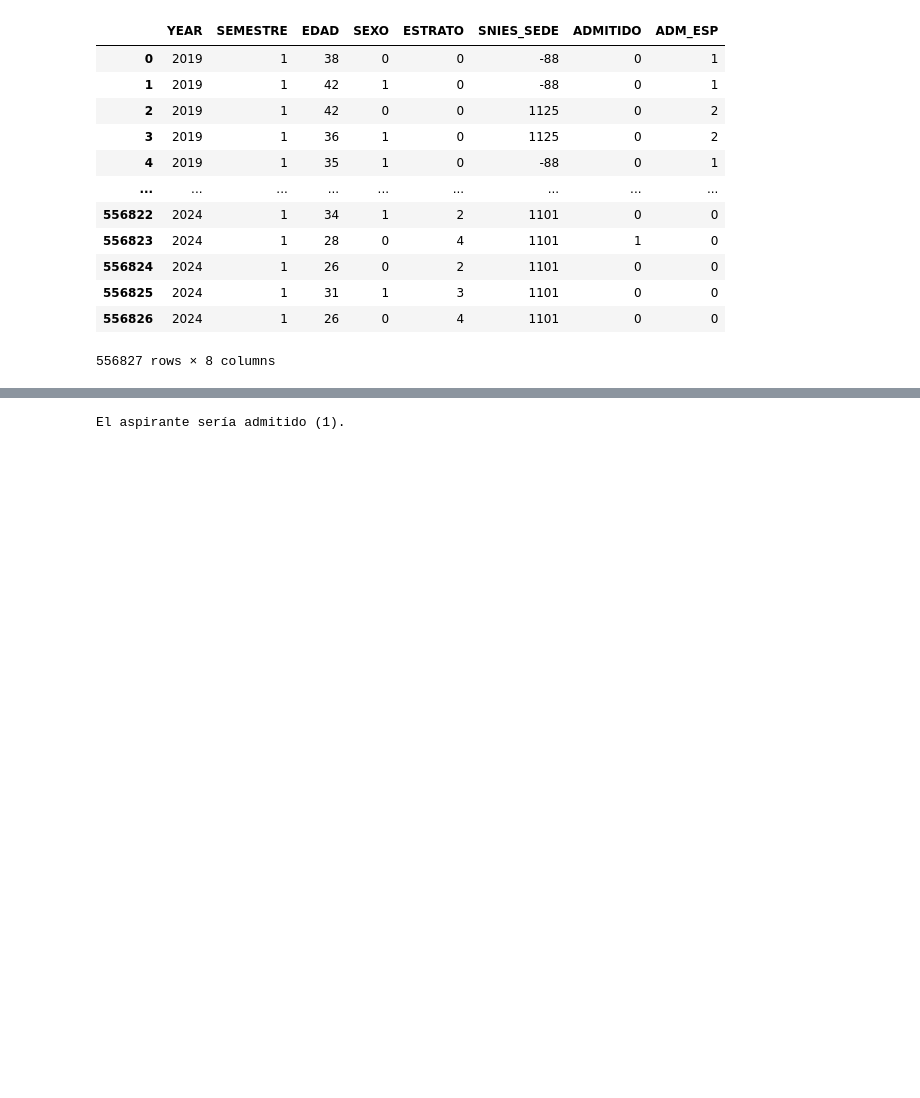
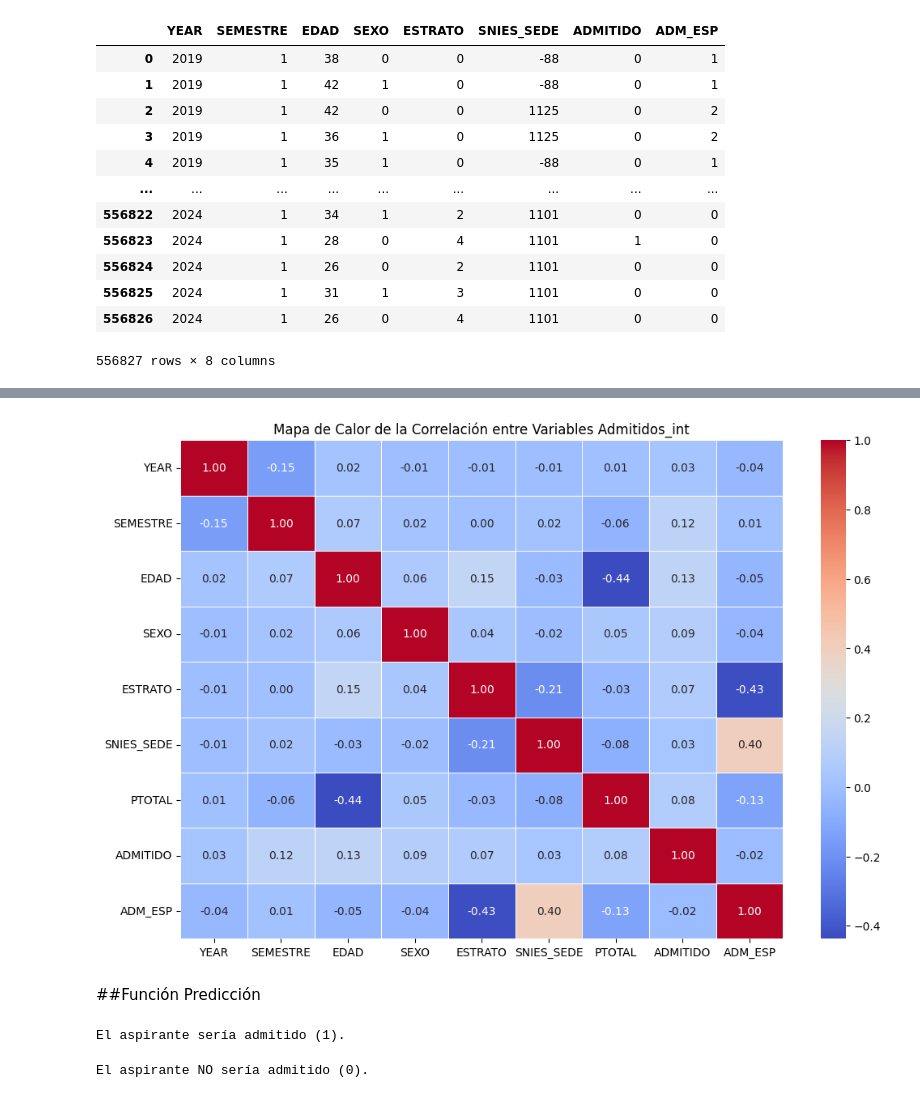
Before and after one commit to 10scar/Proyecto-ABD-2024-2, a Jupyter notebook: ALM.ipynb, the cells around one changed output, grey strips where cells are left out. Drawn from its saved outputs; the diff is of its cells as text; code cells hidden in the pictures; blank space fills up the shorter version.

```diff
--- a/ALM.ipynb
+++ b/ALM.ipynb
@@ -808,3 +829,19 @@ Matriz de confusión:
+# %%
+import matplotlib.pyplot as plt
+import seaborn as sns
+
+# Calcular la matriz de correlación
+correlation_matrix = admitidos_int.corr()
+
+# Graficar el mapa de calor
+plt.figure(figsize=(12, 8))
+sns.heatmap(correlation_matrix, annot=True, fmt=".2f", cmap="coolwarm", linewidths=0.5)
+plt.title("Mapa de Calor de la Correlación entre Variables Admitidos_int")
+plt.show()
+# %% [output]
+[figure, added]
+# %% [markdown]
+##Función Predicción
 # %%
 def predecir_admision(datos_aspirante, modelo):
     """
@@ -826,22 +861,40 @@ def predecir_admision(datos_aspirante, modelo):
+# %%
+nuevo_aspirante = {
+    'YEAR': 2024,
+    'SEMESTRE': 1,
+    'EDAD': 20,
+    'SEXO': 0,  # Mujer
+    'ESTRATO': 5,
+    'SNIES_SEDE': 1101,  # Bogotá
+    'ADM_ESP': 2  # PEAMA
+}
+
+# Obtener predicción
+resultado = predecir_admision(nuevo_aspirante, rf_bal)
+
+if resultado == 1:
+    print("El aspirante sería admitido (1).")
+else:
+    print("El aspirante NO sería admitido (0).")
+# %% [output]
+El aspirante sería admitido (1).
 # %%
-# Datos de un nuevo aspirante
 nuevo_aspirante = {
     'YEAR': 2024,
     'SEMESTRE': 1,
-    'EDAD': 18,
-    'SEXO': 1,  # Hombres
-    'ESTRATO': 5,
+    'EDAD': 20,
+    'SEXO': 1,  # Hombre
+    'ESTRATO': 3,
     'SNIES_SEDE': 1101,  # Bogotá
-    'ADM_ESP': 0  # Tiene algún programa PAES
+    'ADM_ESP': 1  # PAES
 }
 
 # Obtener predicción
 resultado = predecir_admision(nuevo_aspirante, rf_bal)
 
-# Mostrar resultado
 if resultado == 1:
     print("El aspirante sería admitido (1).")
 else:
     print("El aspirante NO sería admitido (0).")
 # %% [output]
-El aspirante sería admitido (1).
+El aspirante NO sería admitido (0).
```
Also changed, not shown: parts of 4 cells of this notebook.
